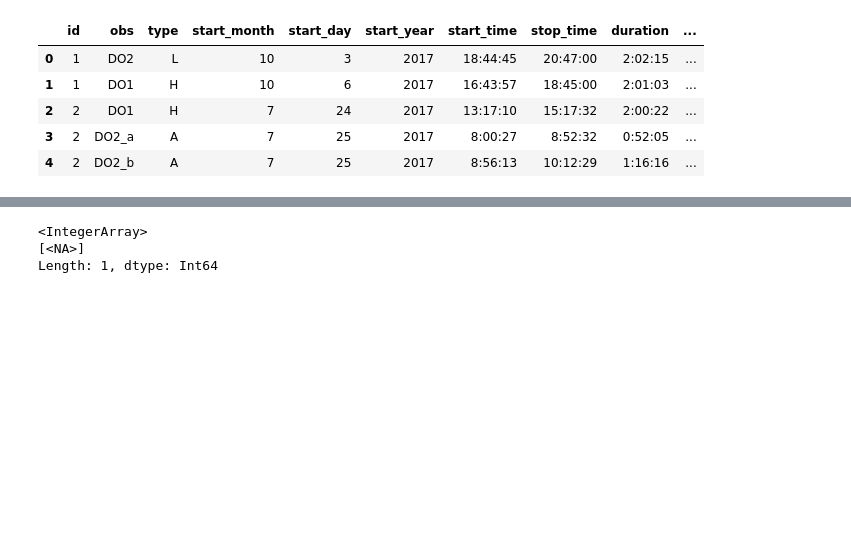
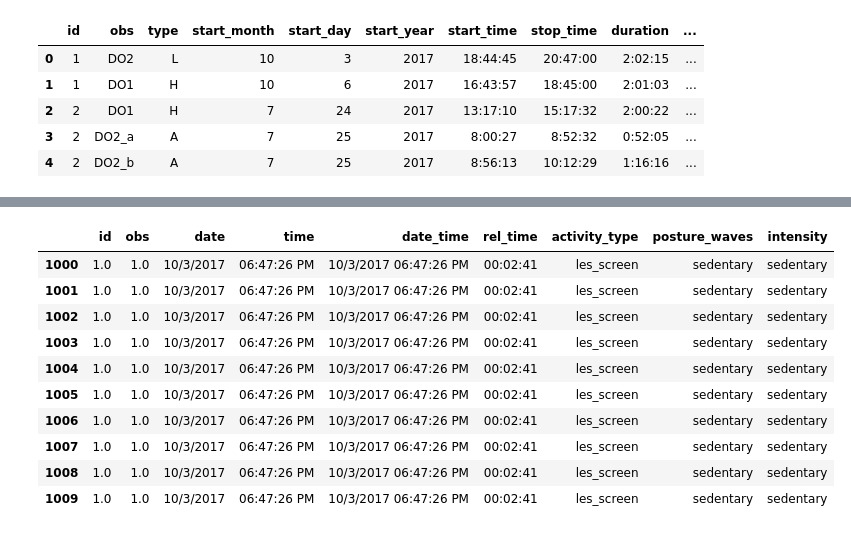
Before and after one commit to CameronWafer/WAVES, a Jupyter notebook: dataClean_Step1_AM.ipynb, the cells around one changed output, grey strips where cells are left out. Cells and saved outputs as stored; diff of their text form; code cells hidden in the pictures; blank space fills up the shorter version.

```diff
--- a/dataClean_Step1_AM.ipynb
+++ b/dataClean_Step1_AM.ipynb
@@ -30,6 +30,8 @@ log_df["do"] = log_df["session"]
 # special behav AM setup / cleanup
 # Extract ID from Observation column (e.g., "AM02DO1_J_FINAL_R" -> 2)
 behav_am_df['id'] = behav_am_df['Observation'].str.extract(r'AM(\d{2})', expand=False).astype(np.int64)
+# Extract DO from Observation column (e.g., "AM02DO1_J_FINAL_R" -> 1)
+behav_am_df['do'] = behav_am_df['Observation'].str.extract(r'DO(\d+)', expand=False).astype(np.int64)
 log_df.head()
 # %% [output]
 |  | id | obs | type | start_month | start_day | start_year | start_time | stop_time | duration | ... |
@@ -921,6 +787,14 @@ END DIAGNOSTIC
-# %%
-behav_copy["id"].unique()
-# %% [output]
-<IntegerArray>
-[<NA>]
-Length: 1, dtype: Int64
+# %%
+behav_copy.iloc[1000:1010]
+# %% [output]
+|  | id | obs | date | time | date_time | rel_time | activity_type | posture_waves | intensity |
+| 1000 | 1.0 | 1.0 | 10/3/2017 | 06:47:26 PM | 10/3/2017 06:47:26 PM | 00:02:41 | les_screen | sedentary | sedentary |
+| 1001 | 1.0 | 1.0 | 10/3/2017 | 06:47:26 PM | 10/3/2017 06:47:26 PM | 00:02:41 | les_screen | sedentary | sedentary |
+| 1002 | 1.0 | 1.0 | 10/3/2017 | 06:47:26 PM | 10/3/2017 06:47:26 PM | 00:02:41 | les_screen | sedentary | sedentary |
+| 1003 | 1.0 | 1.0 | 10/3/2017 | 06:47:26 PM | 10/3/2017 06:47:26 PM | 00:02:41 | les_screen | sedentary | sedentary |
+| 1004 | 1.0 | 1.0 | 10/3/2017 | 06:47:26 PM | 10/3/2017 06:47:26 PM | 00:02:41 | les_screen | sedentary | sedentary |
+| 1005 | 1.0 | 1.0 | 10/3/2017 | 06:47:26 PM | 10/3/2017 06:47:26 PM | 00:02:41 | les_screen | sedentary | sedentary |
+| 1006 | 1.0 | 1.0 | 10/3/2017 | 06:47:26 PM | 10/3/2017 06:47:26 PM | 00:02:41 | les_screen | sedentary | sedentary |
+| 1007 | 1.0 | 1.0 | 10/3/2017 | 06:47:26 PM | 10/3/2017 06:47:26 PM | 00:02:41 | les_screen | sedentary | sedentary |
+| 1008 | 1.0 | 1.0 | 10/3/2017 | 06:47:26 PM | 10/3/2017 06:47:26 PM | 00:02:41 | les_screen | sedentary | sedentary |
+| 1009 | 1.0 | 1.0 | 10/3/2017 | 06:47:26 PM | 10/3/2017 06:47:26 PM | 00:02:41 | les_screen | sedentary | sedentary |
```
Also changed, not shown: parts of 5 cells of this notebook, 6 other files.
